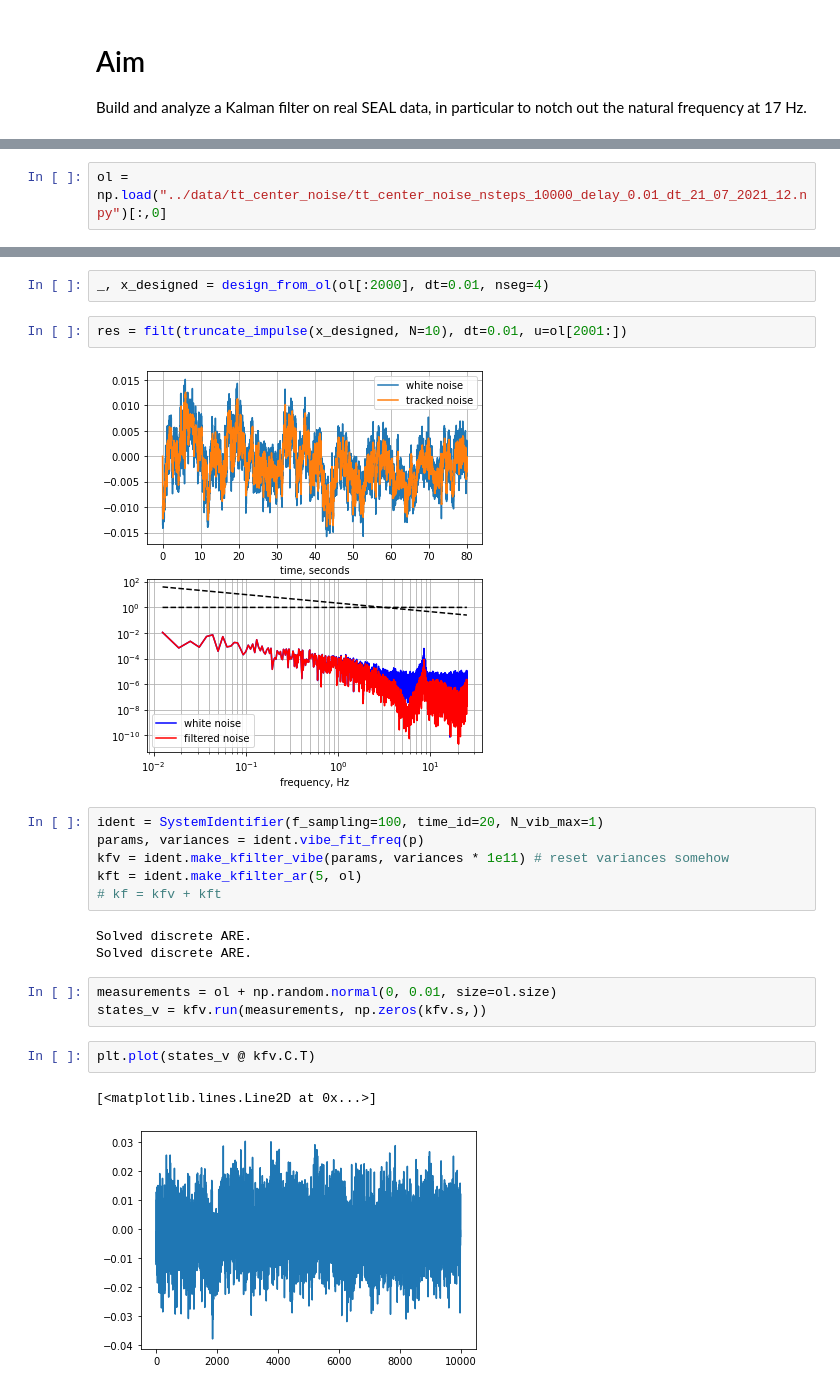
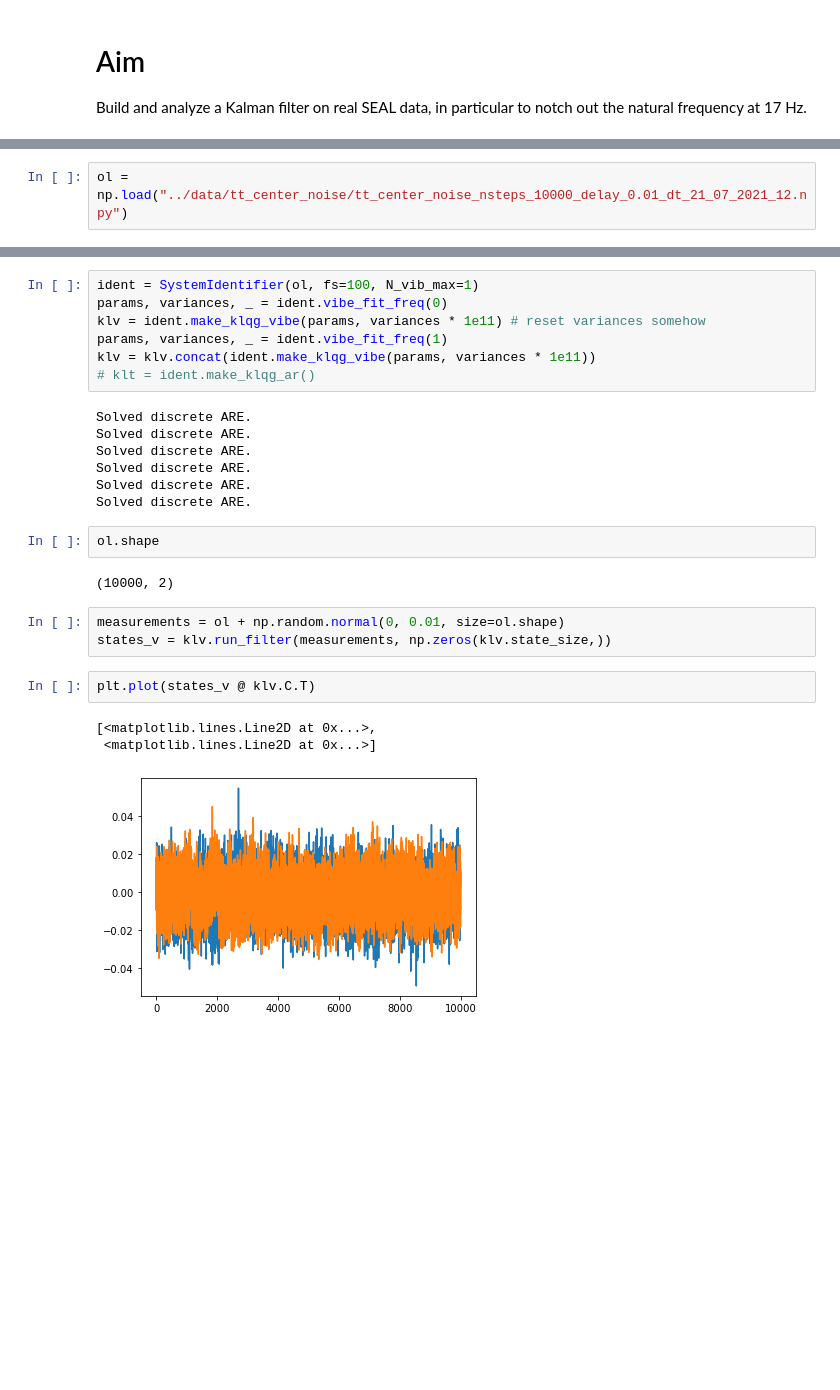
Before and after one commit to aditya-sengupta/seallqg, a Jupyter notebook: notebooks/notch_filter.ipynb, the cells around one changed output, grey strips where cells are left out. Saved outputs shown, nothing was run; the diff lists cells and outputs as text; blank space fills up the shorter version.

```diff
--- a/notebooks/notch_filter.ipynb
+++ b/notebooks/notch_filter.ipynb
@@ -25,2 +25,2 @@ ImportError: cannot import name 'getdmc' from 'src.optics.image' (/Users/adityas
 # %%
-ol = np.load("../data/tt_center_noise/tt_center_noise_nsteps_10000_delay_0.01_dt_21_07_2021_12.npy")[:,0]
+ol = np.load("../data/tt_center_noise/tt_center_noise_nsteps_10000_delay_0.01_dt_21_07_2021_12.npy")
@@ -70,24 +27,28 @@ res = filt(truncate_impulse(x_start, N=1), dt=0.01, u=ol[1001:])
-# %%
-_, x_designed = design_from_ol(ol[:2000], dt=0.01, nseg=4)
-# %%
-res = filt(truncate_impulse(x_designed, N=10), dt=0.01, u=ol[2001:])
-# %% [output]
-[figure, removed]
 # %%
-ident = SystemIdentifier(f_sampling=100, time_id=20, N_vib_max=1)
-params, variances = ident.vibe_fit_freq(p)
-kfv = ident.make_kfilter_vibe(params, variances * 1e11) # reset variances somehow
-kft = ident.make_kfilter_ar(5, ol)
-# kf = kfv + kft
+ident = SystemIdentifier(ol, fs=100, N_vib_max=1)
+params, variances, _ = ident.vibe_fit_freq(0)
+klv = ident.make_klqg_vibe(params, variances * 1e11) # reset variances somehow
+params, variances, _ = ident.vibe_fit_freq(1)
+klv = klv.concat(ident.make_klqg_vibe(params, variances * 1e11))
+# klt = ident.make_klqg_ar()
 # %% [output]
 Solved discrete ARE.
 Solved discrete ARE.
+Solved discrete ARE.
+Solved discrete ARE.
+Solved discrete ARE.
+Solved discrete ARE.
+# %%
+ol.shape
+# %% [output]
+(10000, 2)
 # %%
-measurements = ol + np.random.normal(0, 0.01, size=ol.size)
-states_v = kfv.run(measurements, np.zeros(kfv.s,))
+measurements = ol + np.random.normal(0, 0.01, size=ol.shape)
+states_v = klv.run_filter(measurements, np.zeros(klv.state_size,))
 # %%
-plt.plot(states_v @ kfv.C.T)
+plt.plot(states_v @ klv.C.T)
 # %% [output]
-[<matplotlib.lines.Line2D at 0x...>]
+[<matplotlib.lines.Line2D at 0x...>,
+ <matplotlib.lines.Line2D at 0x...>]
-[figure, old version]
+[figure, new version]
 # %%
```
Also changed, not shown: parts of 19 cells of this notebook, 8 other files.
